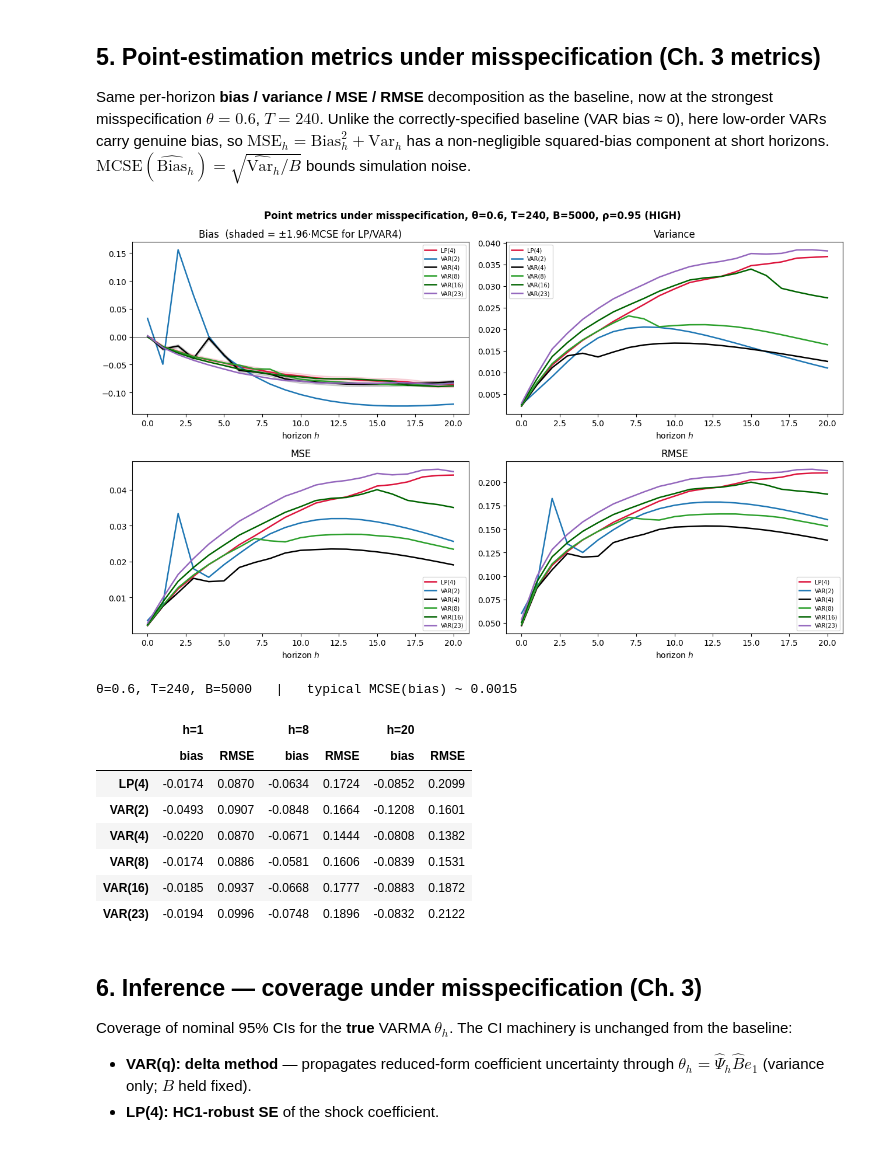
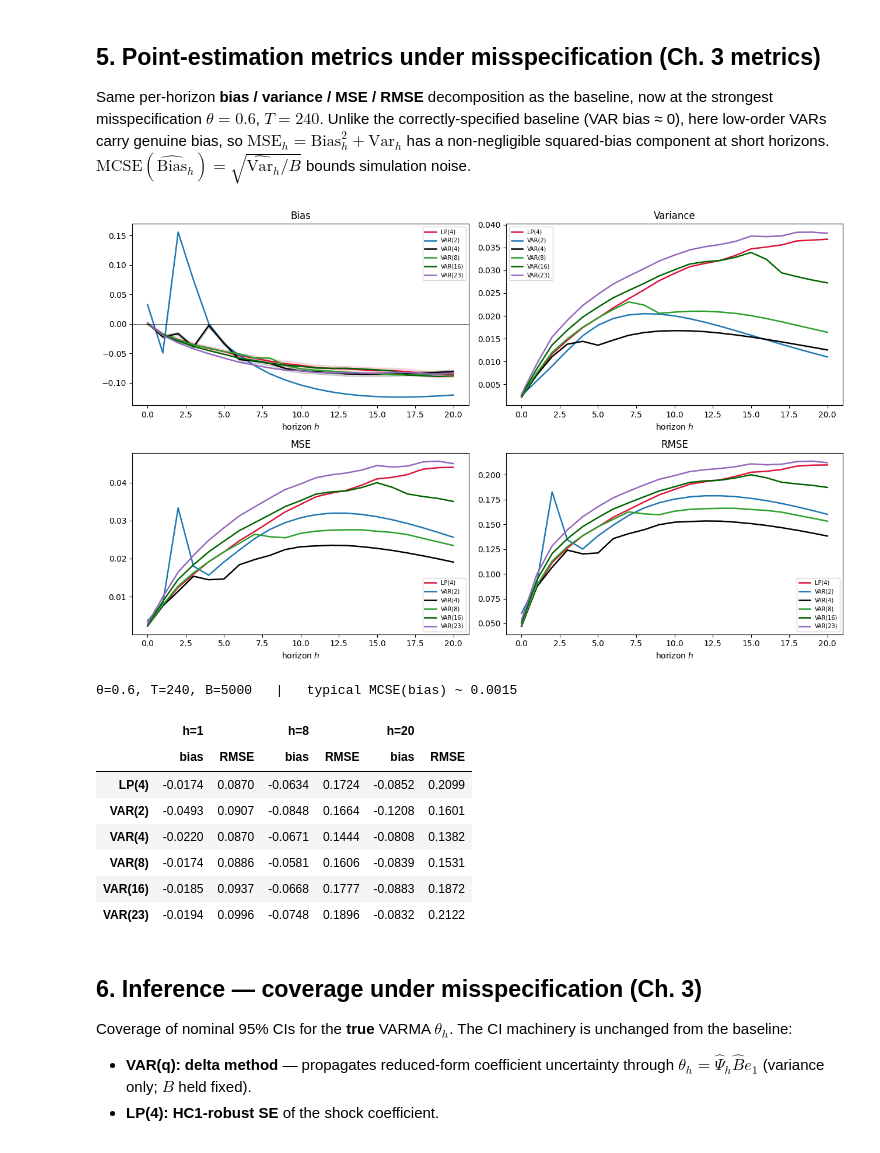
Before and after one commit to Aaron030/Monte_Carlo-LP_vs_VAR, a Jupyter notebook: experiments/Extension_Dynamic_Misspec/HIGH_Extension_Dynamic_MisSpec.ipynb, the cells around one changed output. Cells and saved outputs as stored; diff of their text form; code cells hidden in the pictures.

Commit message:
format graphs

```diff
--- a/experiments/Extension_Dynamic_Misspec/HIGH_Extension_Dynamic_MisSpec.ipynb
+++ b/experiments/Extension_Dynamic_Misspec/HIGH_Extension_Dynamic_MisSpec.ipynb
@@ -122,7 +122,7 @@ for th in THETAS:
     ax.plot(VAR_ORDERS, avg_var, "o-", ms=3, color=cth[th], label=lab)
     ax.axhline(np.mean(rm["LP(4)"]), ls="--", color=cth[th], alpha=0.7)
 ax.axvline(4, color="gray", ls=":", lw=1)
-ax.set_title(f"Complexity frontier across θ  (T={T_SHOW};  solid = VAR(q), dashed = LP(4), same color), ρ={RHO} ({Scenario})")
+# ax.set_title(f"Complexity frontier across θ  (T={T_SHOW};  solid = VAR(q), dashed = LP(4), same color), ρ={RHO} ({Scenario})")
 ax.set_xlabel("VAR order q"); ax.set_ylabel("horizon-averaged RMSE")
 ax.legend(fontsize=8, title="misspecification")
 fig.tight_layout()
@@ -287,37 +287,37 @@ colm = {"LP(4)": "crimson", "VAR(2)": "tab:blue", "VAR(4)": "black",
         "VAR(8)": "tab:green", "VAR(16)": "darkgreen", "VAR(23)": "tab:purple"}
 m = {nm: metrics(results[(TH_SHOW, Tval)]["irfs"][nm], truth) for nm in sel}
 
 fig, ax = plt.subplots(2, 2, figsize=(13, 8))
 for nm in sel:
     ax[0, 0].plot(hgrid, m[nm]["bias"], color=colm[nm], lw=1.8, label=nm)
     ax[0, 1].plot(hgrid, m[nm]["var"], color=colm[nm], lw=1.8, label=nm)
     ax[1, 0].plot(hgrid, m[nm]["mse"], color=colm[nm], lw=1.8, label=nm)
     ax[1, 1].plot(hgrid, m[nm]["rmse"], color=colm[nm], lw=1.8, label=nm)
 for nm in ("LP(4)", "VAR(4)"):                       # MCSE band on bias (sim. uncertainty)
     lo, hi = m[nm]["bias"] - 1.96 * m[nm]["mcse_bias"], m[nm]["bias"] + 1.96 * m[nm]["mcse_bias"]
     ax[0, 0].fill_between(hgrid, lo, hi, color=colm[nm], alpha=0.15)
 ax[0, 0].axhline(0, color="k", lw=0.5)
-ax[0, 0].set_title("Bias  (shaded = ±1.96·MCSE for LP/VAR4)")
+ax[0, 0].set_title("Bias")
 ax[0, 1].set_title("Variance"); ax[1, 0].set_title("MSE"); ax[1, 1].set_title("RMSE")
 for a in ax.ravel():
     a.set_xlabel("horizon $h$"); a.legend(fontsize=7)
-fig.suptitle(f"Point metrics under misspecification, θ={TH_SHOW}, T={Tval}, B={N_REPS}, ρ={RHO} ({Scenario})",
-             fontweight="bold")
+# fig.suptitle(f"Point metrics under misspecification, θ={TH_SHOW}, T={Tval}, B={N_REPS}, ρ={RHO} ({Scenario})",
+#             fontweight="bold")
 fig.tight_layout()
 plt.savefig(f"../../figures/Dynamic_MisSpec/DYN_MISSPEC_POINT_ESTIMATION_rho={RHO}_T={T_SHOW}_B=5000_theta={TH_SHOW}.png")
 plt.show()
 
 # compact table: bias and RMSE at selected horizons
 report = [1, 8, 20]
 rows = {nm: {(f"h={h}", k): m[nm][{"bias": "bias", "RMSE": "rmse"}[k]][h]
              for h in report for k in ("bias", "RMSE")} for nm in sel}
 tab = pd.DataFrame(rows).T
 tab.columns = pd.MultiIndex.from_tuples(tab.columns)
 print(f"θ={TH_SHOW}, T={Tval}, B={N_REPS}   |   typical MCSE(bias) ~ "
       f"{np.mean([m['VAR(4)']['mcse_bias'][h] for h in report]):.4f}")
 display(tab.round(4))
 # %% [output]
-[figure, old version]
+[figure, new version]
 θ=0.6, T=240, B=5000   |   typical MCSE(bias) ~ 0.0015
 |  | h=1 |  | h=8 |  | h=20 |  |
 |  | bias | RMSE | bias | RMSE | bias | RMSE |
```
Also changed, not shown: parts of 7 cells of this notebook, 42 other files.
